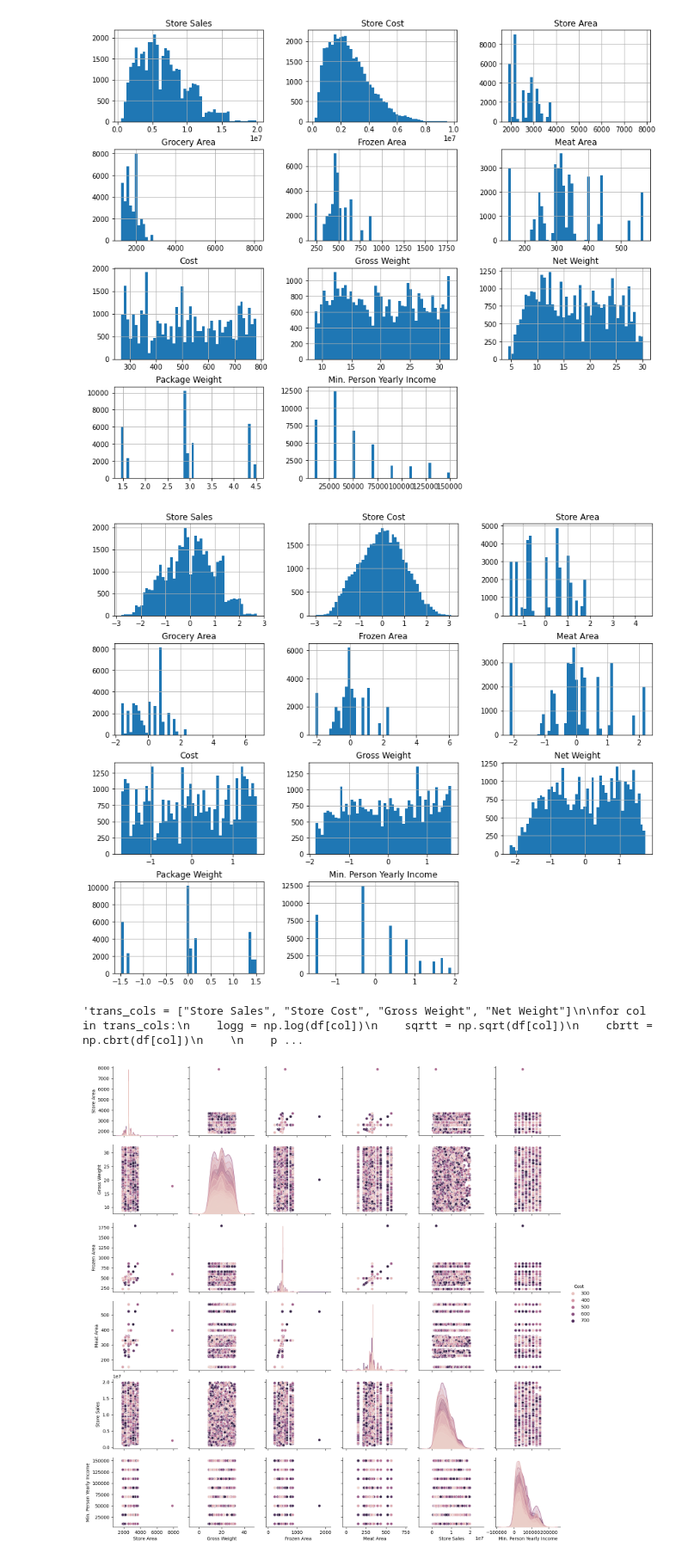
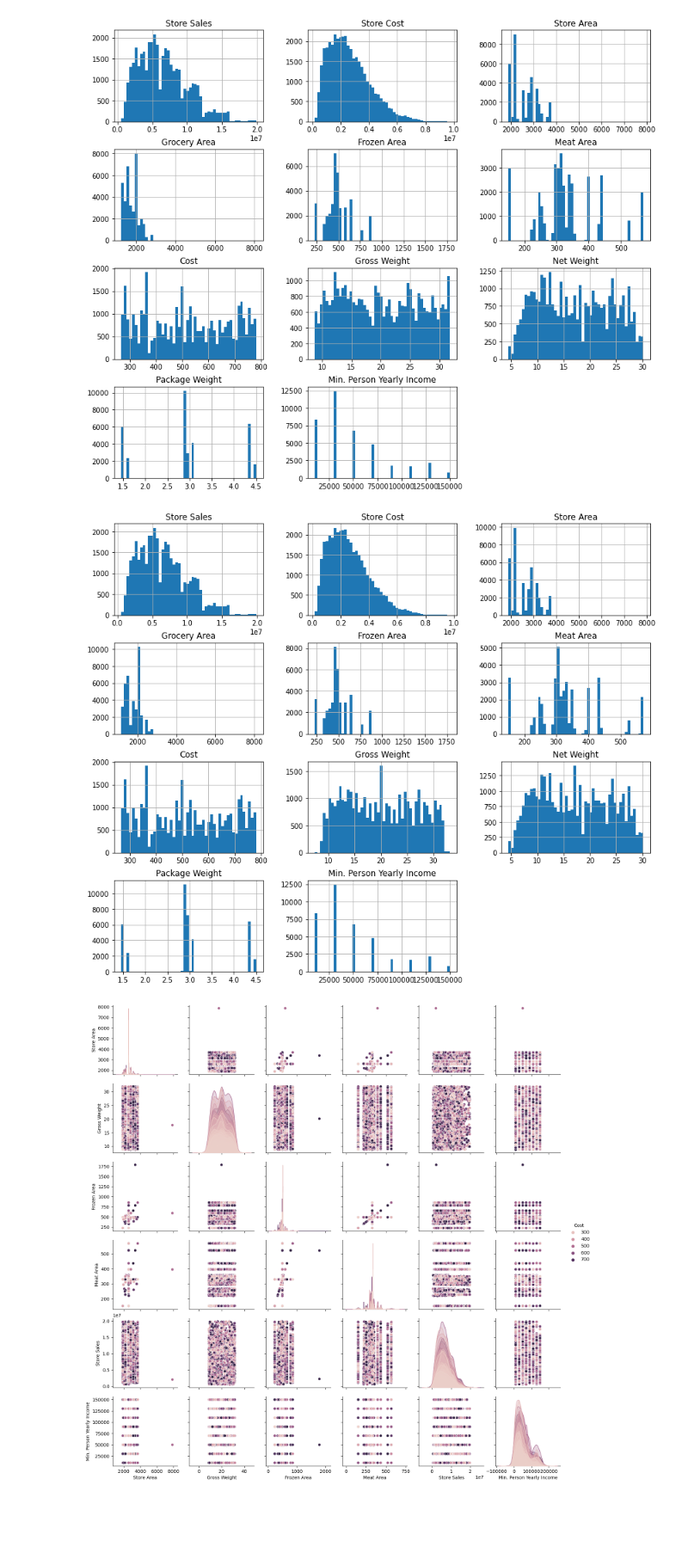
Before and after one commit to kershrita/Predicting-Market-Costs, a Jupyter notebook: EDA.ipynb, the cells around one changed output. Shown at 86% size. Cells and saved outputs as stored; diff of their text form; code cells hidden in the pictures; blank space fills up the shorter version.

```diff
--- a/EDA.ipynb
+++ b/EDA.ipynb
@@ -97,35 +91,9 @@ df.select_dtypes(float).hist(bins=50, figsize=(14, 12));
-# %%
-df[df.select_dtypes(float).columns] = pot.fit_transform(df.select_dtypes(float))
-# %%
-df.select_dtypes(float).hist(bins=50, figsize=(14, 12));
-# %% [output]
-[figure, removed]
-# %%
-"""trans_cols = ["Store Sales", "Store Cost", "Gross Weight", "Net Weight"]
-
-for col in trans_cols:
-    logg = np.log(df[col])
-    sqrtt = np.sqrt(df[col])
-    cbrtt = np.cbrt(df[col])
-
-    print(col)
-
-    plt.figure(figsize=(16, 5))
-    plt.subplot(1, 3, 1)
-    logg.hist(bins=50)
-    plt.title('Log')
-
-    plt.subplot(1, 3, 2)
-    sqrtt.hist(bins=50)
-    plt.title('Square Root')
-
-    plt.subplot(1, 3, 3)
-    cbrtt.hist(bins=50)
-    plt.title('Cube Root')
-
-    plt.show()"""
-# %% [output]
-'trans_cols = ["Store Sales", "Store Cost", "Gross Weight", "Net Weight"]\n\nfor col in trans_cols:\n    logg = np.log(df[col])\n    sqrtt = np.sqrt(df[col])\n    cbrtt = np.cbrt(df[col])\n    \n    p ...
+# %%
+df = pre.fill_nulls(df)
+
+df.select_dtypes(float).hist(bins=50, figsize=(14, 12));
+# %% [output]
+[figure, added]
 # %%
 sns.pairplot(df, hue="Cost", vars=["Store Area",  "Gross Weight", "Frozen Area", "Meat Area","Store Sales","Min. Person Yearly Income"])
 plt.show()
```
Also changed, not shown: parts of 5 cells of this notebook.
